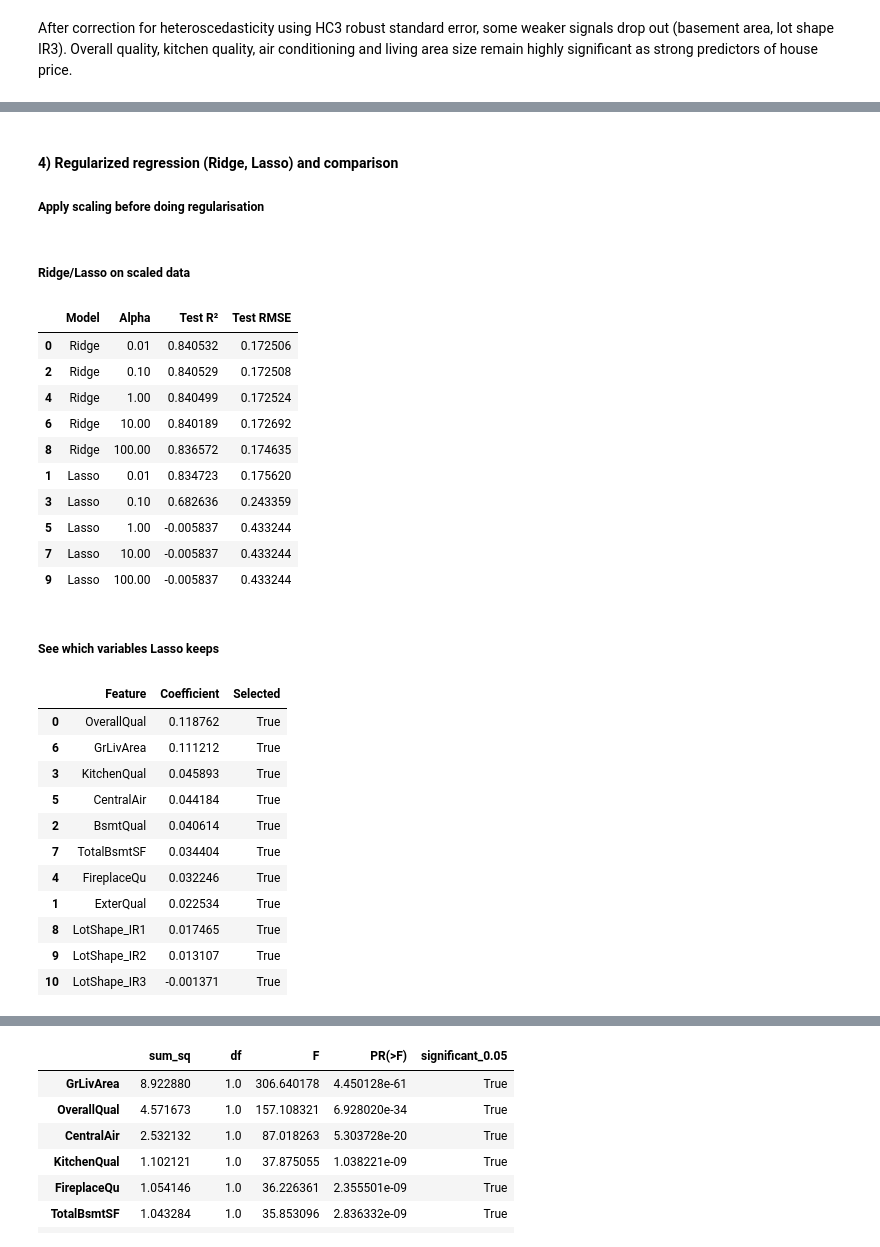
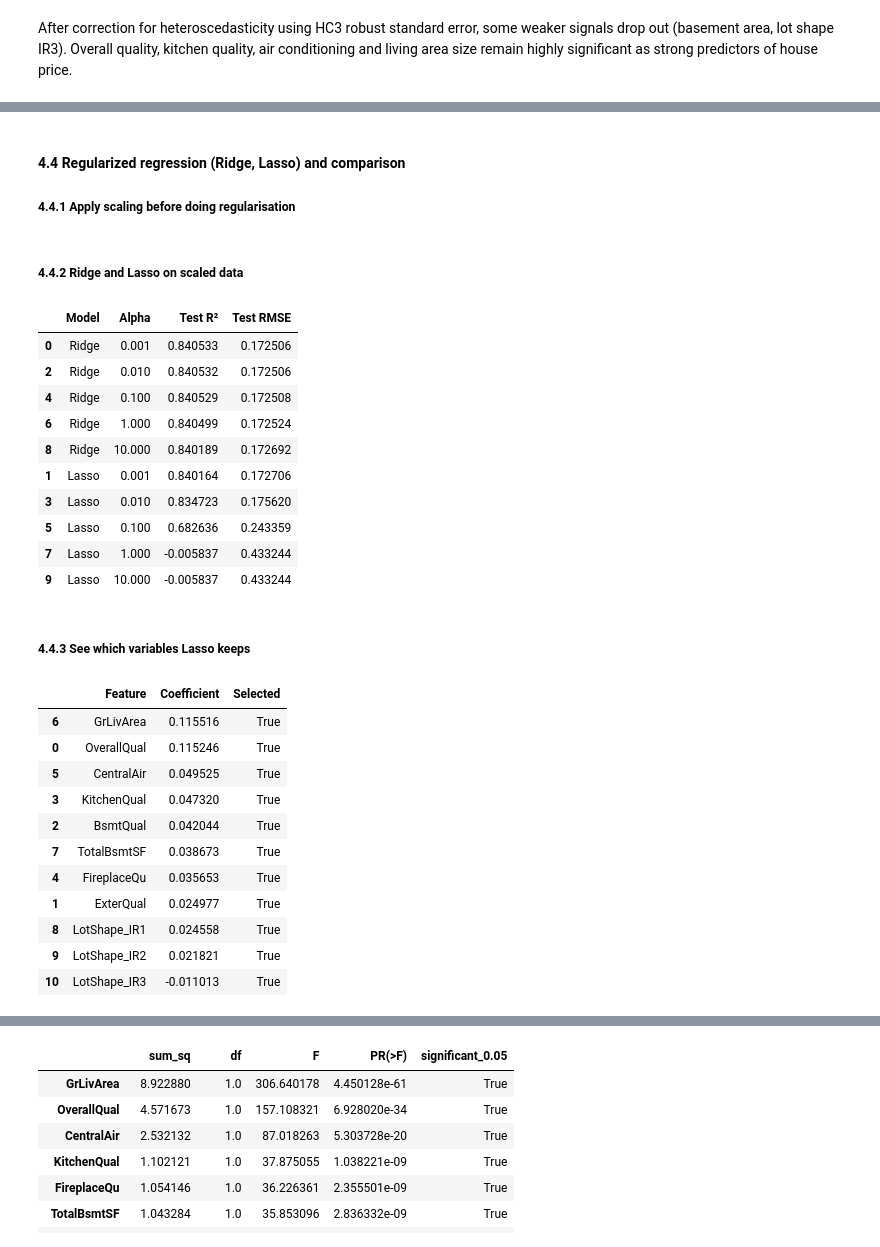
Before and after one commit to em-cd/cstats-project, a Jupyter notebook: project_STUDENTID.ipynb, the cells around one changed output, grey strips where cells are left out. Saved outputs shown, nothing was run; the diff lists cells and outputs as text; code cells hidden in the pictures.

```diff
--- a/project_STUDENTID.ipynb
+++ b/project_STUDENTID.ipynb
@@ -844,24 +846,27 @@ Pick k binary (or binarized) factors from the significant features found in Part
 # %%
-# =============================================================================
-# Part 3: 2^k Factorial Design (k=3)
-# =============================================================================
-
-# Select 3 significant factors from ANOVA (Part 2) and binarize into High/Low
-
+# Selected features:
 # Factor A: OverallQual — High (>= 7) vs Low (< 7)   [median split]
 # Factor B: ExterQual   — High (Ex, Gd) vs Low (TA, Fa)
 # Factor C: CentralAir  — Already binary (Y / N)
 
-df["A_OverallQual"] = (df["OverallQual"] >= 7).map({True: "High", False: "Low"})
-df["B_ExterQual"] = df["ExterQual"].map({"Ex": "High", "Gd": "High", "TA": "Low", "Fa": "Low"})
-df["C_CentralAir"] = df["CentralAir"].map({"Y": "High", "N": "Low"})
+# Create a new df for factorial analysis
+factorial_df = df.assign(
+    A_OverallQual=(df["OverallQual"] >= 7).map({True: "High", False: "Low"}),
+    B_ExterQual=df["ExterQual"].map({
+        "Ex": "High",
+        "Gd": "High",
+        "TA": "Low",
+        "Fa": "Low"
+    }),
+    C_CentralAir=df["CentralAir"].map({"Y": "High", "N": "Low"})
+)
 
 print("Factor A (OverallQual — High if >= 7):")
-print(df["A_OverallQual"].value_counts())
+print(factorial_df["A_OverallQual"].value_counts())
 print(f"\nFactor B (ExterQual — High if Ex/Gd):")
-print(df["B_ExterQual"].value_counts())
+print(factorial_df["B_ExterQual"].value_counts())
 print(f"\nFactor C (CentralAir — Y=High, N=Low):")
-print(df["C_CentralAir"].value_counts())
+print(factorial_df["C_CentralAir"].value_counts())
 # %% [output]
 Factor A (OverallQual — High if >= 7):
 A_OverallQual
@@ -1330,7 +1357,7 @@ Test RMSE: 0.17250615323175028
 # %% [markdown]
-#### 4) Regularized regression (Ridge, Lasso) and comparison
+#### 4.4 Regularized regression (Ridge, Lasso) and comparison
 
-##### Apply scaling before doing regularisation
+##### 4.4.1 Apply scaling before doing regularisation
 # %%
 # Rebuild X and y without statsmodel constant
 X_train = preprocess(train_df)
@@ -1346,55 +1373,55 @@ X_test_scaled = scaler.transform(X_test)
 X_train_scaled = pd.DataFrame(X_train_scaled, columns=X_train.columns)
 X_test_scaled = pd.DataFrame(X_test_scaled, columns=X_test.columns)
 # %% [markdown]
-##### Ridge/Lasso on scaled data
+##### 4.4.2 Ridge and Lasso on scaled data
 # %%
 # Try different regularization strengths
-alphas = [0.01, 0.1, 1, 10, 100]
+alphas = [0.001, 0.01, 0.1, 1, 10]
 
 results = []
 
 for alpha in alphas:
     # Ridge regression
     ridge = Ridge(alpha=alpha)
     ridge.fit(X_train_scaled, y_train)
     ridge_pred = ridge.predict(X_test_scaled)
 
     results.append({
         "Model": "Ridge",
         "Alpha": alpha,
         "Test R²": r2_score(y_test, ridge_pred),
         "Test RMSE": np.sqrt(mean_squared_error(y_test, ridge_pred))
     })
 
     # Lasso regression
     lasso = Lasso(alpha=alpha, max_iter=10000)
     lasso.fit(X_train_scaled, y_train)
     lasso_pred = lasso.predict(X_test_scaled)
 
     results.append({
         "Model": "Lasso",
         "Alpha": alpha,
         "Test R²": r2_score(y_test, lasso_pred),
         "Test RMSE": np.sqrt(mean_squared_error(y_test, lasso_pred))
     })
 
 regularization_results = pd.DataFrame(results)
 # Sort to see the best model
 regularization_results.sort_values("Test RMSE")
 # %% [output]
 |  | Model | Alpha | Test R² | Test RMSE |
-| 0 | Ridge | 0.01 | 0.840532 | 0.172506 |
-| 2 | Ridge | 0.10 | 0.840529 | 0.172508 |
-| 4 | Ridge | 1.00 | 0.840499 | 0.172524 |
-| 6 | Ridge | 10.00 | 0.840189 | 0.172692 |
-| 8 | Ridge | 100.00 | 0.836572 | 0.174635 |
-| 1 | Lasso | 0.01 | 0.834723 | 0.175620 |
-| 3 | Lasso | 0.10 | 0.682636 | 0.243359 |
-| 5 | Lasso | 1.00 | -0.005837 | 0.433244 |
-| 7 | Lasso | 10.00 | -0.005837 | 0.433244 |
-| 9 | Lasso | 100.00 | -0.005837 | 0.433244 |
+| 0 | Ridge | 0.001 | 0.840533 | 0.172506 |
+| 2 | Ridge | 0.010 | 0.840532 | 0.172506 |
+| 4 | Ridge | 0.100 | 0.840529 | 0.172508 |
+| 6 | Ridge | 1.000 | 0.840499 | 0.172524 |
+| 8 | Ridge | 10.000 | 0.840189 | 0.172692 |
+| 1 | Lasso | 0.001 | 0.840164 | 0.172706 |
+| 3 | Lasso | 0.010 | 0.834723 | 0.175620 |
+| 5 | Lasso | 0.100 | 0.682636 | 0.243359 |
+| 7 | Lasso | 1.000 | -0.005837 | 0.433244 |
+| 9 | Lasso | 10.000 | -0.005837 | 0.433244 |
 # %% [markdown]
-##### See which variables Lasso keeps
+##### 4.4.3 See which variables Lasso keeps
 # %%
 best_alpha = regularization_results[regularization_results["Model"] == "Lasso"
                                     ].sort_values("Test RMSE").iloc[0]["Alpha"]
@@ -1414,15 +1441,15 @@ lasso_coefficients.sort_values(
 )
 # %% [output]
 |  | Feature | Coefficient | Selected |
-| 0 | OverallQual | 0.118762 | True |
-| 6 | GrLivArea | 0.111212 | True |
-| 3 | KitchenQual | 0.045893 | True |
-| 5 | CentralAir | 0.044184 | True |
-| 2 | BsmtQual | 0.040614 | True |
-| 7 | TotalBsmtSF | 0.034404 | True |
-| 4 | FireplaceQu | 0.032246 | True |
-| 1 | ExterQual | 0.022534 | True |
-| 8 | LotShape_IR1 | 0.017465 | True |
-| 9 | LotShape_IR2 | 0.013107 | True |
-| 10 | LotShape_IR3 | -0.001371 | True |
+| 6 | GrLivArea | 0.115516 | True |
+| 0 | OverallQual | 0.115246 | True |
+| 5 | CentralAir | 0.049525 | True |
+| 3 | KitchenQual | 0.047320 | True |
+| 2 | BsmtQual | 0.042044 | True |
+| 7 | TotalBsmtSF | 0.038673 | True |
+| 4 | FireplaceQu | 0.035653 | True |
+| 1 | ExterQual | 0.024977 | True |
+| 8 | LotShape_IR1 | 0.024558 | True |
+| 9 | LotShape_IR2 | 0.021821 | True |
+| 10 | LotShape_IR3 | -0.011013 | True |
 # %% [markdown]
```
Also changed, not shown: parts of 42 cells of this notebook.
